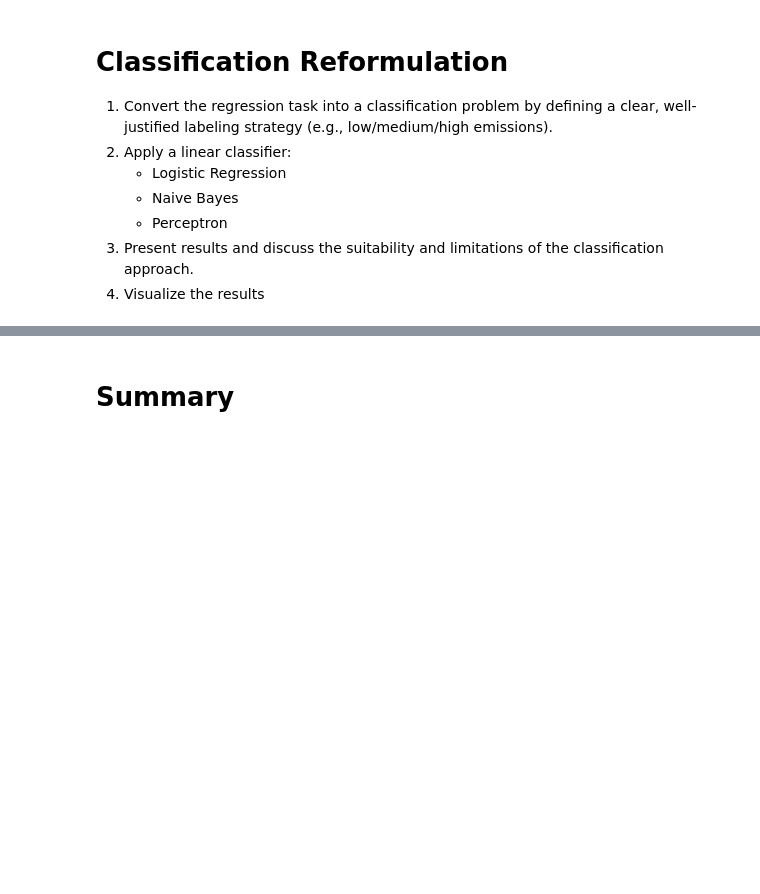
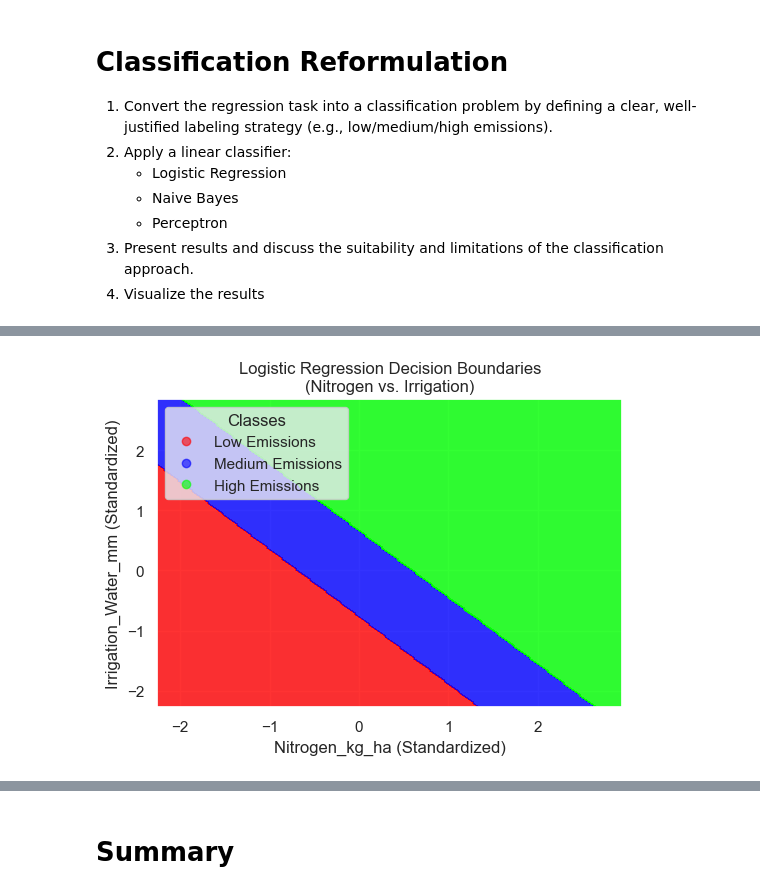
Before and after one commit to GallantGargoyle/ML_Assign1, a Jupyter notebook: ML_Assignment1.ipynb, the cells around one changed output, grey strips where cells are left out. Drawn from its saved outputs; the diff is of its cells as text; code cells hidden in the pictures; blank space fills up the shorter version.

```diff
--- a/ML_Assignment1.ipynb
+++ b/ML_Assignment1.ipynb
@@ -703,0 +860,47 @@ plt.show()
+# %%
+# using the functions to train and classify the data
+from matplotlib.colors import ListedColormap
+
+vis_features = ['Nitrogen_kg_ha', 'Irrigation_Water_mm']
+X_vis = df[vis_features].values
+y_vis = df['GHG_Class'].values
+
+# z score for scaling
+X_vis_mean = np.mean(X_vis, axis=0)
+X_vis_std = np.std(X_vis, axis=0)
+X_vis_scaled = (X_vis - X_vis_mean) / X_vis_std
+
+weights_2d, bias_2d = train_logistic_regression(X_vis_scaled, y_vis)
+
+
+x_min, x_max = X_vis_scaled[:, 0].min() - 0.5, X_vis_scaled[:, 0].max() + 0.5
+y_min, y_max = X_vis_scaled[:, 1].min() - 0.5, X_vis_scaled[:, 1].max() + 0.5
+xx, yy = np.meshgrid(np.arange(x_min, x_max, 0.02),
+                     np.arange(y_min, y_max, 0.02))
+
+# using the prediction function
+grid_points = np.c_[xx.ravel(), yy.ravel()]
+Z = predict(grid_points, weights_2d, bias_2d)
+Z = Z.reshape(xx.shape)
+
+# plotting
+plt.figure(figsize=(6, 4))
+cmap_light = ListedColormap(['#FFAAAA', '#AAAAFF', '#AAFFAA'])
+cmap_bold = ListedColormap(['#FF0000', '#0000FF', '#00FF00'])
+
+# Plot decision boundary background
+plt.contourf(xx, yy, Z, alpha=0.8, cmap=cmap_bold)
+
+
+plt.title('Logistic Regression Decision Boundaries\n(Nitrogen vs. Irrigation)')
+plt.xlabel('Nitrogen_kg_ha (Standardized)')
+plt.ylabel('Irrigation_Water_mm (Standardized)')
+
+legend_handles = scatter.legend_elements()[0]
+plt.legend(legend_handles, ['Low Emissions', 'Medium Emissions', 'High Emissions'],
+           loc="upper left", title="Classes")
+
+#plt.grid(alpha=0.3)
+plt.show()
+# %% [output]
+[figure, added]
```
Also changed, not shown: parts of 14 cells of this notebook.
